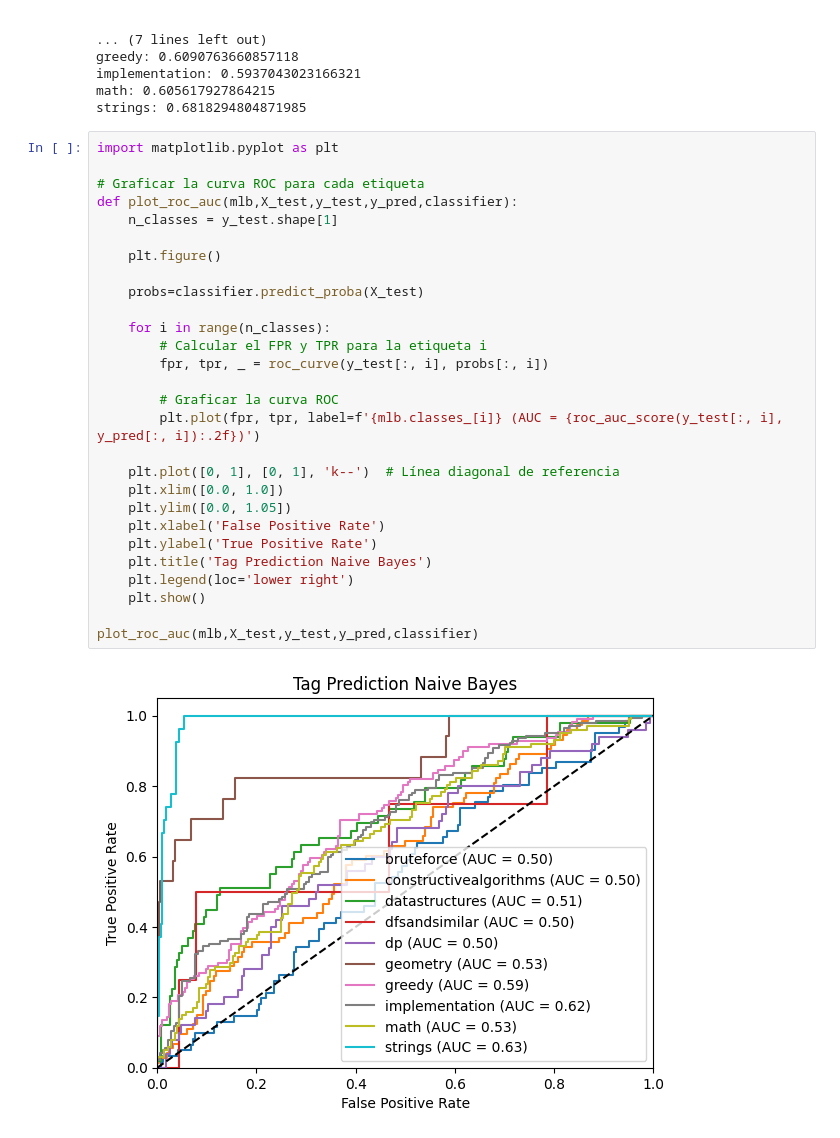
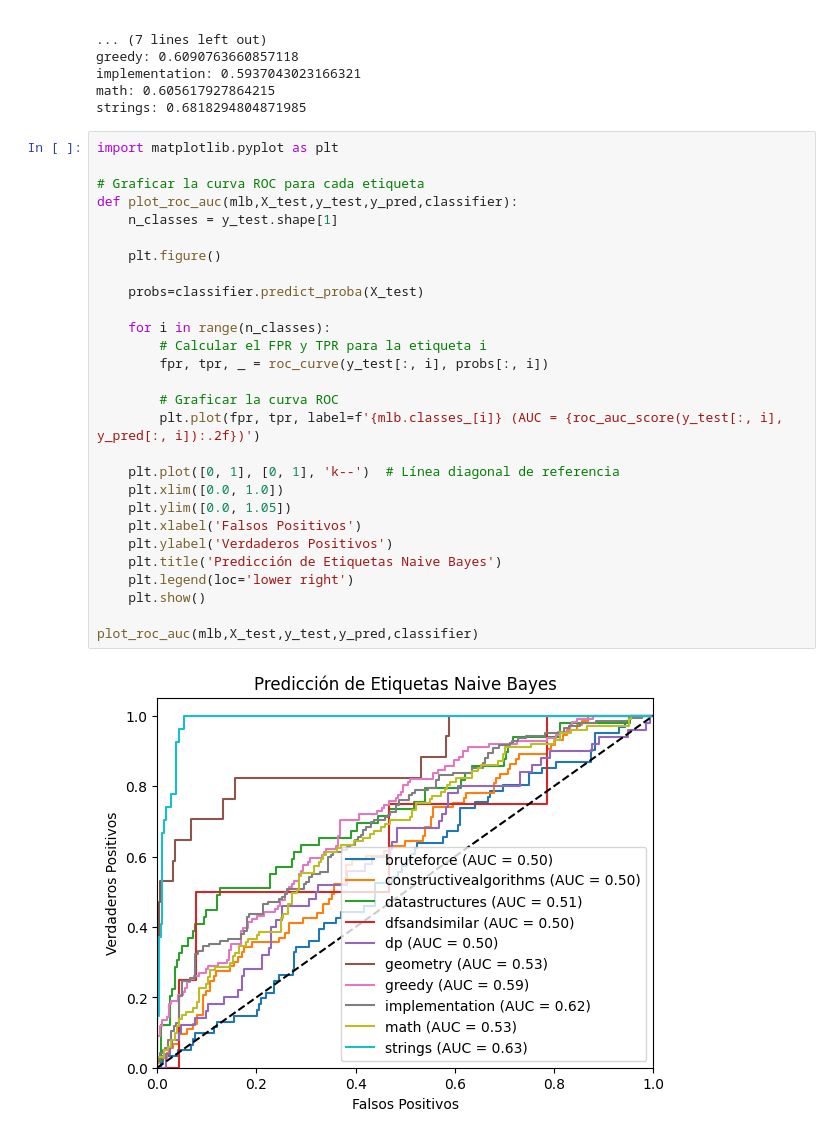
Before and after one commit to ARJ-Code/codeforce-tag-predictor, a Jupyter notebook: src/naive_bayes_model/naive-bayes-model.ipynb, the cells around one changed output. Drawn from its saved outputs; the diff is of its cells as text.

Commit message:
docs: update naive bayes model report

```diff
--- a/src/naive_bayes_model/naive-bayes-model.ipynb
+++ b/src/naive_bayes_model/naive-bayes-model.ipynb
@@ -140,30 +140,30 @@ strings: 0.6818294804871985
 # %%
 import matplotlib.pyplot as plt
 
 # Graficar la curva ROC para cada etiqueta
 def plot_roc_auc(mlb,X_test,y_test,y_pred,classifier):
     n_classes = y_test.shape[1]
 
     plt.figure()
 
     probs=classifier.predict_proba(X_test)
 
     for i in range(n_classes):
         # Calcular el FPR y TPR para la etiqueta i
         fpr, tpr, _ = roc_curve(y_test[:, i], probs[:, i])
 
         # Graficar la curva ROC
         plt.plot(fpr, tpr, label=f'{mlb.classes_[i]} (AUC = {roc_auc_score(y_test[:, i], y_pred[:, i]):.2f})')
 
     plt.plot([0, 1], [0, 1], 'k--')  # Línea diagonal de referencia
     plt.xlim([0.0, 1.0])
     plt.ylim([0.0, 1.05])
-    plt.xlabel('False Positive Rate')
-    plt.ylabel('True Positive Rate')
-    plt.title('Tag Prediction Naive Bayes')
+    plt.xlabel('Falsos Positivos')
+    plt.ylabel('Verdaderos Positivos')
+    plt.title('Predicción de Etiquetas Naive Bayes')
     plt.legend(loc='lower right')
     plt.show()
 
 plot_roc_auc(mlb,X_test,y_test,y_pred,classifier)
 # %% [output]
-[figure, old version]
+[figure, new version]
```
Also changed, not shown: 2 other files.
